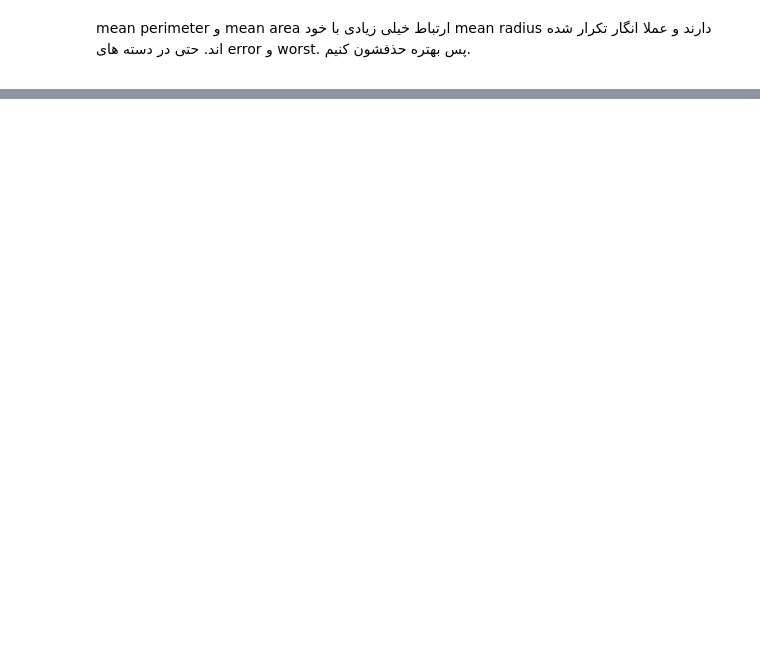
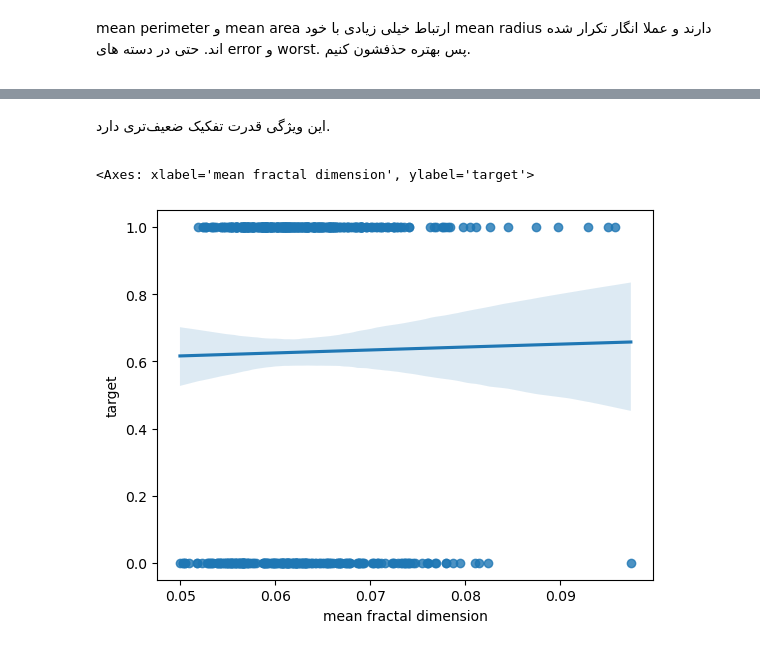
Before and after one commit to AliMHD1377/Personal-projects, a Jupyter notebook: Visualization/Breast Cancer-viz.ipynb, the cells around one changed output, grey strips where cells are left out. Drawn from its saved outputs; the diff is of its cells as text; code cells hidden in the pictures; blank space fills up the shorter version.

```diff
--- a/Visualization/Breast Cancer-viz.ipynb
+++ b/Visualization/Breast Cancer-viz.ipynb
@@ -138,0 +183,14 @@ mean perimeter و mean area ارتباط خیلی زیادی با خود mean ra
+# %% [markdown]
+<div dir='rtl'>
+
+این ویژگی قدرت تفکیک ضعیف‌تری دارد.
+# %%
+sns.regplot(
+    data=df,
+    x='mean fractal dimension',
+    y='target',
+    logistic=True,
+)
+# %% [output]
+<Axes: xlabel='mean fractal dimension', ylabel='target'>
+[figure, added]
```
Also changed, not shown: parts of 25 cells of this notebook, 1 other file.
